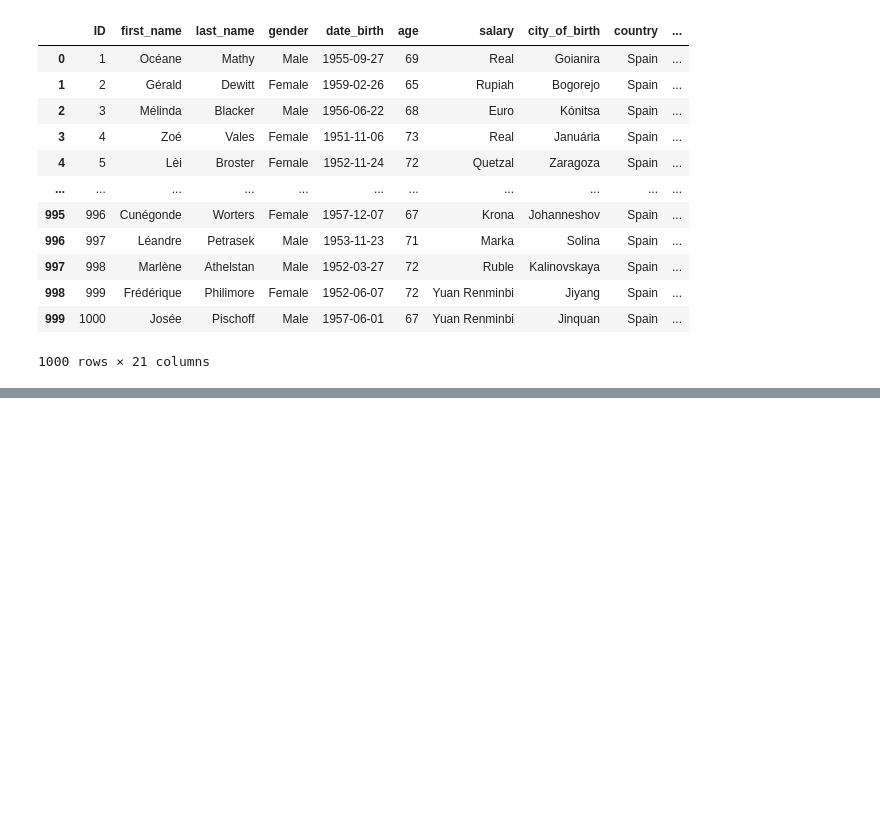
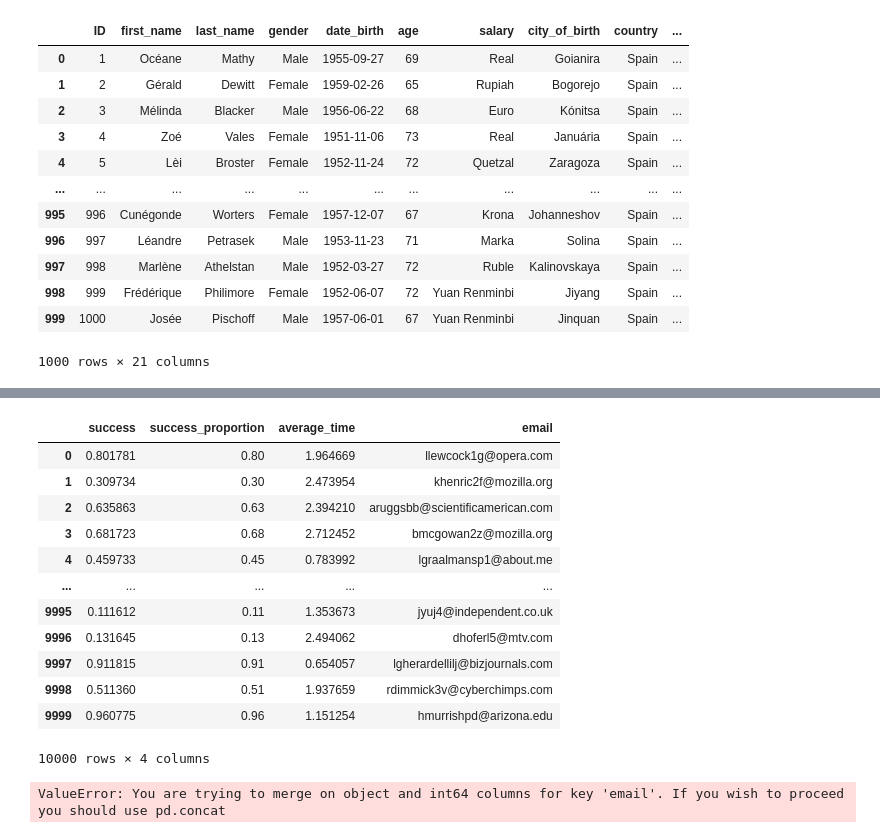
Before and after one commit to carmenvilanova/SeniorTrAIning, a Jupyter notebook: main_data/notebooks/main_notebook.ipynb, the cells around one changed output, grey strips where cells are left out. Saved outputs shown, nothing was run; the diff lists cells and outputs as text; code cells hidden in the pictures; blank space fills up the shorter version.

```diff
--- a/main_data/notebooks/main_notebook.ipynb
+++ b/main_data/notebooks/main_notebook.ipynb
@@ -149 +152,28 @@ fact_games_played
 10000 rows × 3 columns
+# %%
+# Add user information to fact games
+
+# Add email as key id
+random.seed(123)
+emails_list = random.choices(dict_dfs['dim_people']["email"], k=10000)
+fact_games_played["email"] = [str(emails_list[i]) for i in range(0, len(emails_list))]
+fact_games_played
+# %% [output]
+|  | success | success_proportion | average_time | email |
+| 0 | 0.801781 | 0.80 | 1.964669 | llewcock1g@opera.com |
+| 1 | 0.309734 | 0.30 | 2.473954 | khenric2f@mozilla.org |
+| 2 | 0.635863 | 0.63 | 2.394210 | aruggsbb@scientificamerican.com |
+| 3 | 0.681723 | 0.68 | 2.712452 | bmcgowan2z@mozilla.org |
+| 4 | 0.459733 | 0.45 | 0.783992 | lgraalmansp1@about.me |
+| ... | ... | ... | ... | ... |
+| 9995 | 0.111612 | 0.11 | 1.353673 | jyuj4@independent.co.uk |
+| 9996 | 0.131645 | 0.13 | 2.494062 | dhoferl5@mtv.com |
+| 9997 | 0.911815 | 0.91 | 0.654057 | lgherardellilj@bizjournals.com |
+| 9998 | 0.511360 | 0.51 | 1.937659 | rdimmick3v@cyberchimps.com |
+| 9999 | 0.960775 | 0.96 | 1.151254 | hmurrishpd@arizona.edu |
+10000 rows × 4 columns
+# %%
+final_model_dataframe_facts = final_model_dataframe.join(fact_games_played, on=["email"], how="right")
+final_model_dataframe_facts
+# %% [output]
+ValueError: You are trying to merge on object and int64 columns for key 'email'. If you wish to proceed you should use pd.concat
```
Also changed, not shown: parts of 5 cells of this notebook.
